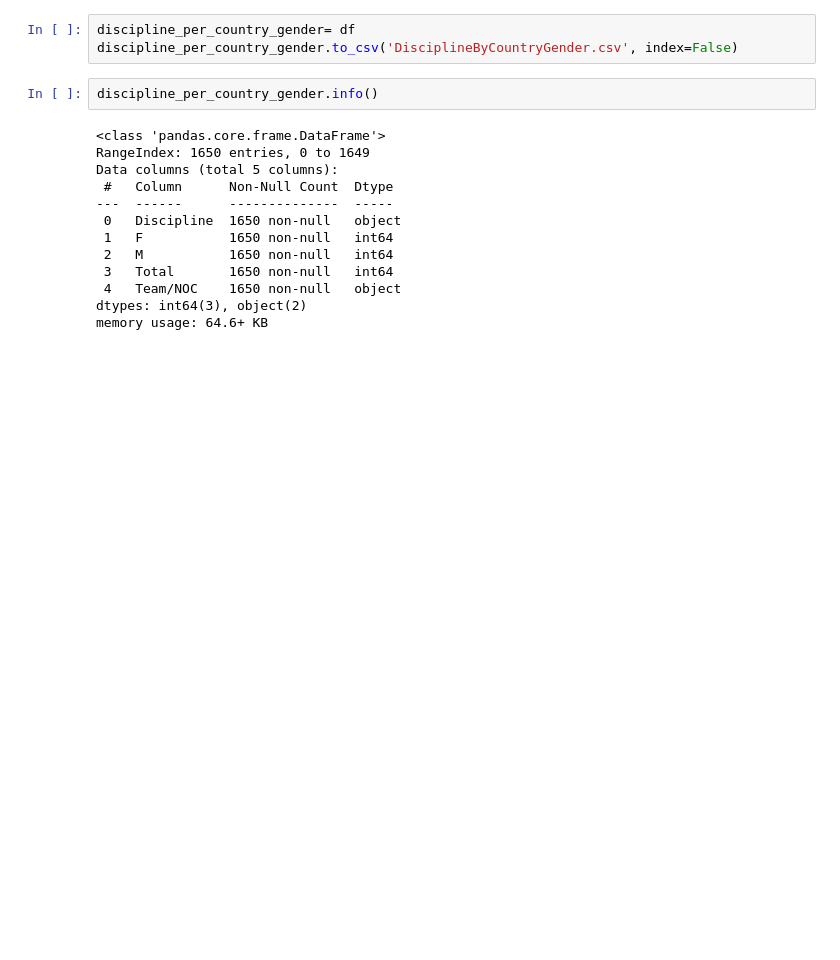
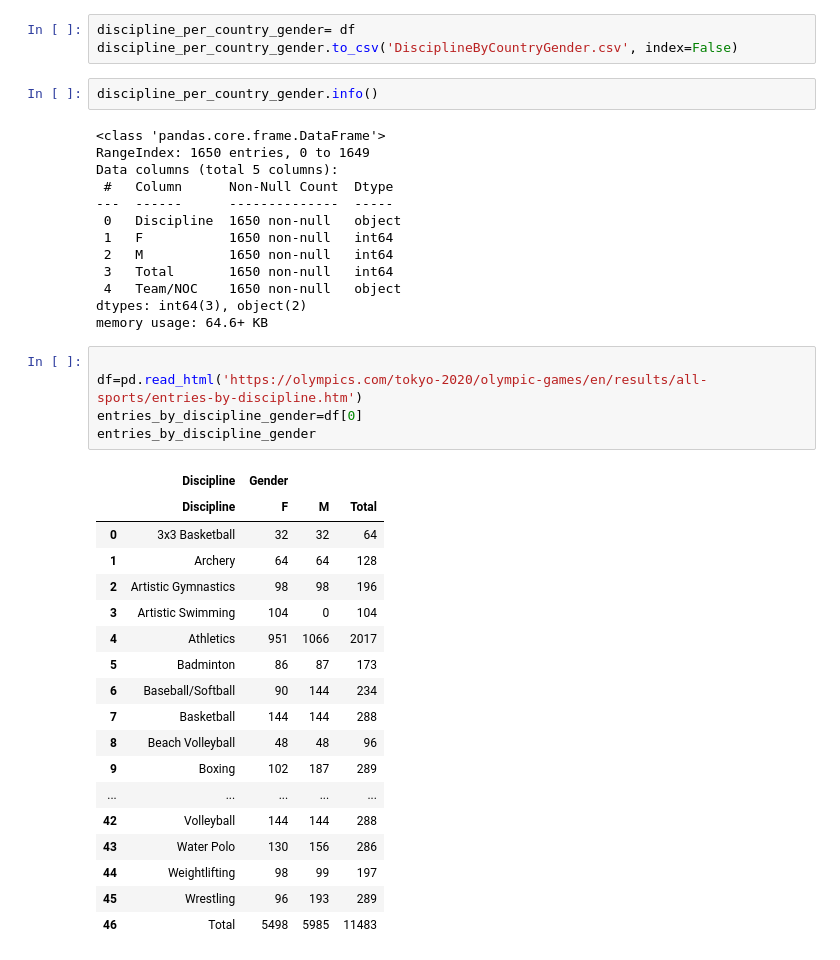
Before and after one commit to bksaini078/Tokyo_Olympic_2020, a Jupyter notebook: Data Collection Code.ipynb, the cells around one changed output. Cells and saved outputs as stored; diff of their text form; blank space fills up the shorter version.

Commit message:
Updated the EntriesByDisciplineAndGender

```diff
--- a/Data Collection Code.ipynb
+++ b/Data Collection Code.ipynb
@@ -155,3 +155,27 @@ Data columns (total 5 columns):
  4   Team/NOC    1650 non-null   object
 dtypes: int64(3), object(2)
 memory usage: 64.6+ KB
+# %%
+
+df=pd.read_html('https://olympics.com/tokyo-2020/olympic-games/en/results/all-sports/entries-by-discipline.htm')
+entries_by_discipline_gender=df[0]
+entries_by_discipline_gender
+# %% [output]
+|  | Discipline | Gender |  |  |
+|  | Discipline | F | M | Total |
+| 0 | 3x3 Basketball | 32 | 32 | 64 |
+| 1 | Archery | 64 | 64 | 128 |
+| 2 | Artistic Gymnastics | 98 | 98 | 196 |
+| 3 | Artistic Swimming | 104 | 0 | 104 |
+| 4 | Athletics | 951 | 1066 | 2017 |
+| 5 | Badminton | 86 | 87 | 173 |
+| 6 | Baseball/Softball | 90 | 144 | 234 |
+| 7 | Basketball | 144 | 144 | 288 |
+| 8 | Beach Volleyball | 48 | 48 | 96 |
+| 9 | Boxing | 102 | 187 | 289 |
+| ... | ... | ... | ... | ... |
+| 42 | Volleyball | 144 | 144 | 288 |
+| 43 | Water Polo | 130 | 156 | 286 |
+| 44 | Weightlifting | 98 | 99 | 197 |
+| 45 | Wrestling | 96 | 193 | 289 |
+| 46 | Total | 5498 | 5985 | 11483 |
```
Also changed, not shown: parts of 2 cells of this notebook, 2 other files.
